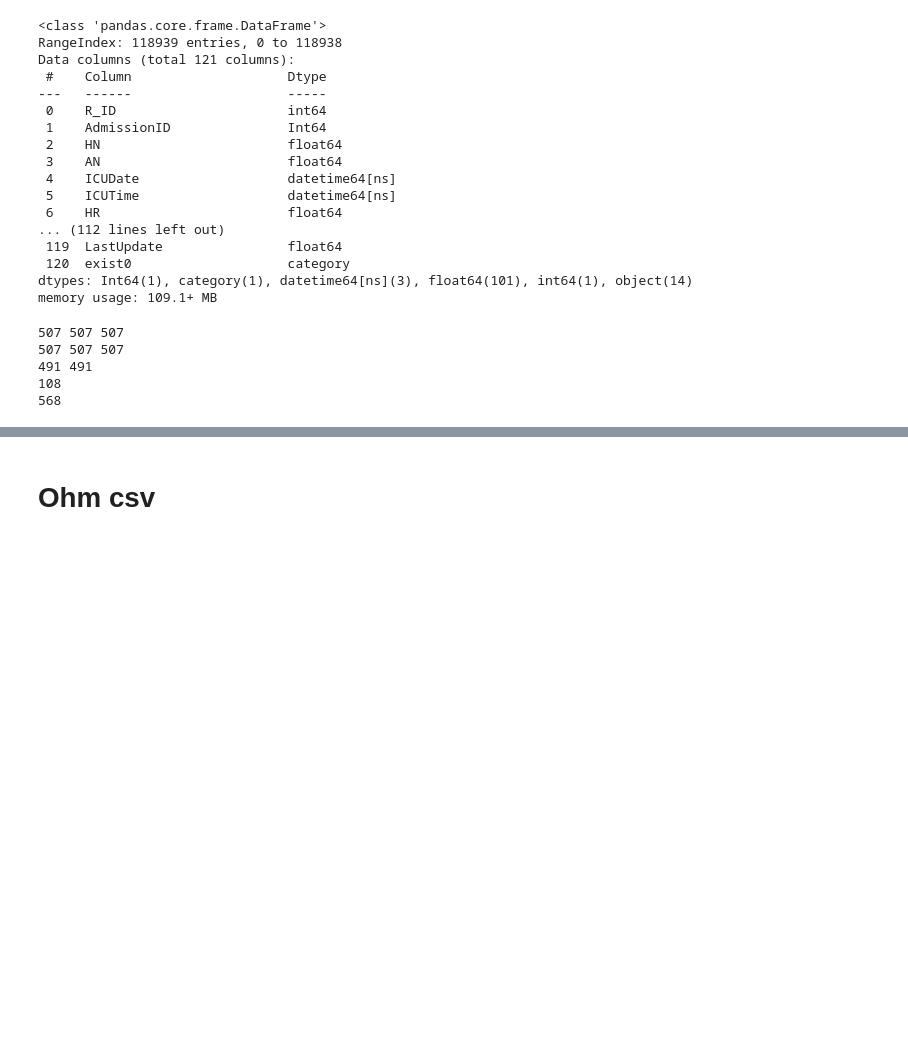
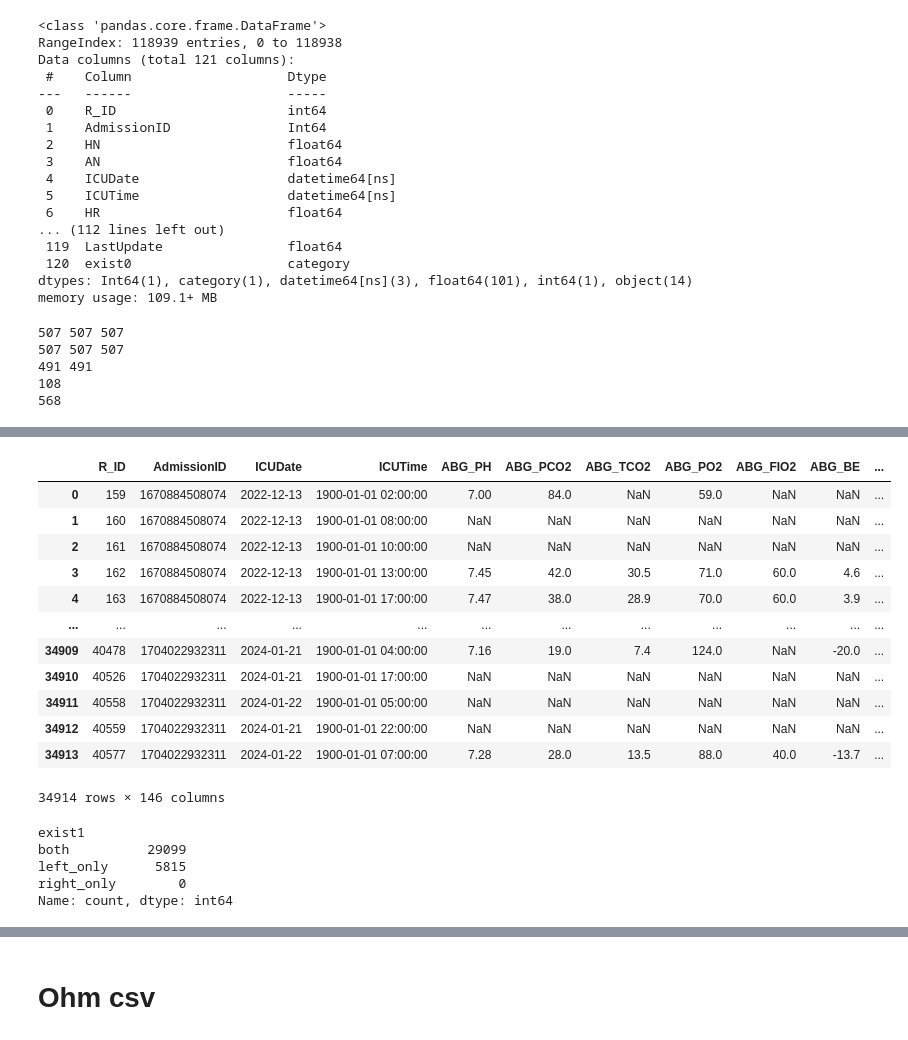
Before and after one commit to Tonry12/Data_joyx2, a Jupyter notebook: mergeSmart_ICU_tonnaw.ipynb, the cells around one changed output, grey strips where cells are left out. Cells and saved outputs as stored; diff of their text form; code cells hidden in the pictures; blank space fills up the shorter version.

```diff
--- a/mergeSmart_ICU_tonnaw.ipynb
+++ b/mergeSmart_ICU_tonnaw.ipynb
@@ -970,0 +1433,24 @@ print(bi['AdmissionID'].nunique())
+# %%
+bi_l
+# %% [output]
+|  | R_ID | AdmissionID | ICUDate | ICUTime | ABG_PH | ABG_PCO2 | ABG_TCO2 | ABG_PO2 | ABG_FIO2 | ABG_BE | ... |
+| 0 | 159 | 1670884508074 | 2022-12-13 | 1900-01-01 02:00:00 | 7.00 | 84.0 | NaN | 59.0 | NaN | NaN | ... |
+| 1 | 160 | 1670884508074 | 2022-12-13 | 1900-01-01 08:00:00 | NaN | NaN | NaN | NaN | NaN | NaN | ... |
+| 2 | 161 | 1670884508074 | 2022-12-13 | 1900-01-01 10:00:00 | NaN | NaN | NaN | NaN | NaN | NaN | ... |
+| 3 | 162 | 1670884508074 | 2022-12-13 | 1900-01-01 13:00:00 | 7.45 | 42.0 | 30.5 | 71.0 | 60.0 | 4.6 | ... |
+| 4 | 163 | 1670884508074 | 2022-12-13 | 1900-01-01 17:00:00 | 7.47 | 38.0 | 28.9 | 70.0 | 60.0 | 3.9 | ... |
+| ... | ... | ... | ... | ... | ... | ... | ... | ... | ... | ... | ... |
+| 34909 | 40478 | 1704022932311 | 2024-01-21 | 1900-01-01 04:00:00 | 7.16 | 19.0 | 7.4 | 124.0 | NaN | -20.0 | ... |
+| 34910 | 40526 | 1704022932311 | 2024-01-21 | 1900-01-01 17:00:00 | NaN | NaN | NaN | NaN | NaN | NaN | ... |
+| 34911 | 40558 | 1704022932311 | 2024-01-22 | 1900-01-01 05:00:00 | NaN | NaN | NaN | NaN | NaN | NaN | ... |
+| 34912 | 40559 | 1704022932311 | 2024-01-21 | 1900-01-01 22:00:00 | NaN | NaN | NaN | NaN | NaN | NaN | ... |
+| 34913 | 40577 | 1704022932311 | 2024-01-22 | 1900-01-01 07:00:00 | 7.28 | 28.0 | 13.5 | 88.0 | 40.0 | -13.7 | ... |
+34914 rows × 146 columns
+# %%
+bi_l["exist1"].value_counts()
+# %% [output]
+exist1
+both          29099
+left_only      5815
+right_only        0
+Name: count, dtype: int64
```
Also changed, not shown: parts of 58 cells of this notebook.
